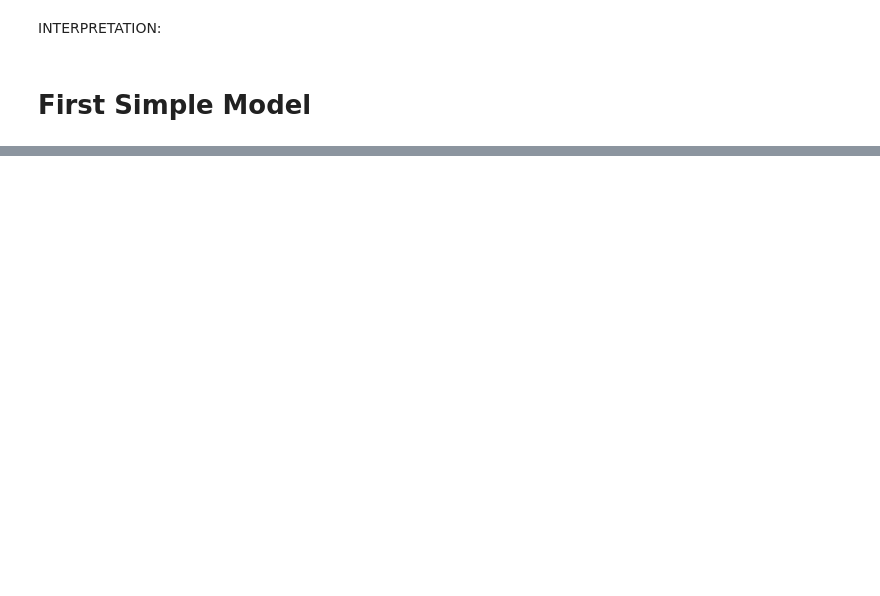
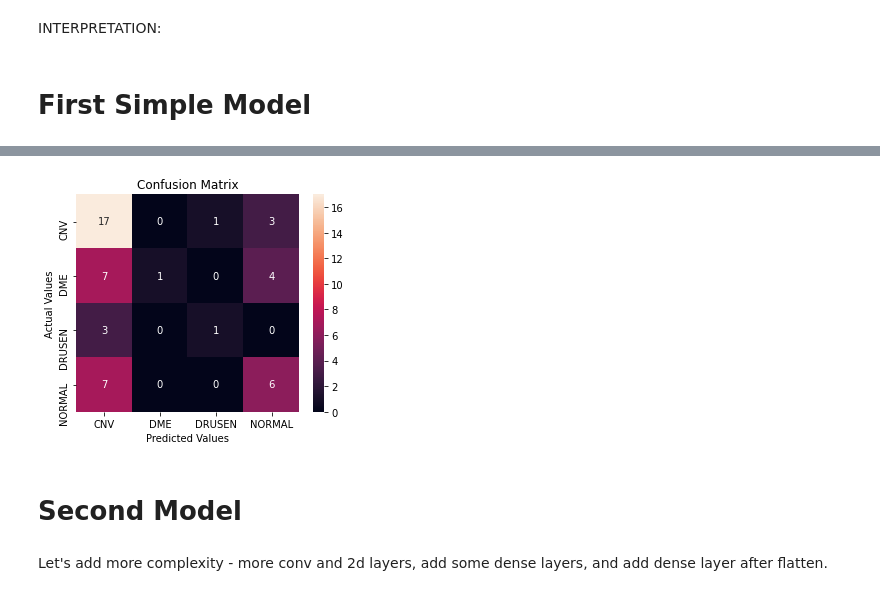
Before and after one commit to rachelhgoldstein/Retinal-OCT-Disease-Recognition, a Jupyter notebook: Working_Copy.ipynb, the cells around one changed output, grey strips where cells are left out. Drawn from its saved outputs; the diff is of its cells as text; code cells hidden in the pictures; blank space fills up the shorter version.

```diff
--- a/Working_Copy.ipynb
+++ b/Working_Copy.ipynb
@@ -593,0 +673,8 @@ INTERPRETATION:
+# %%
+plot_confusion_matrix(first_model, X_test, y_test)
+# %% [output]
+[figure, added]
+# %% [markdown]
+# Second Model
+# %% [markdown]
+Let's add more complexity - more conv and 2d layers, add some dense layers, and add dense layer after flatten.
```
Also changed, not shown: parts of 163 cells of this notebook.
